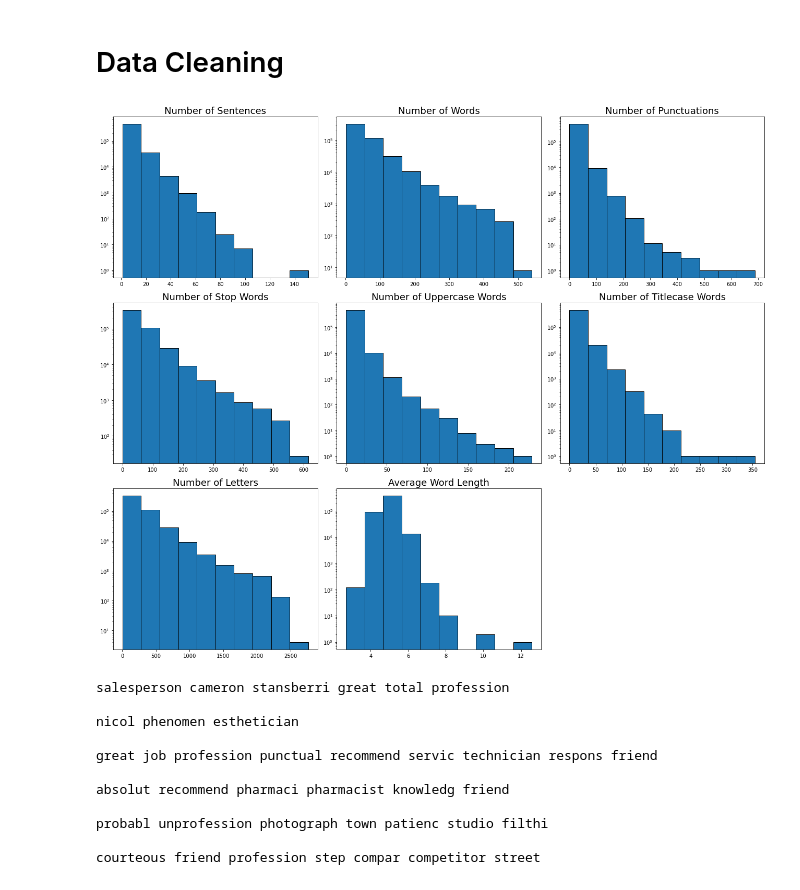
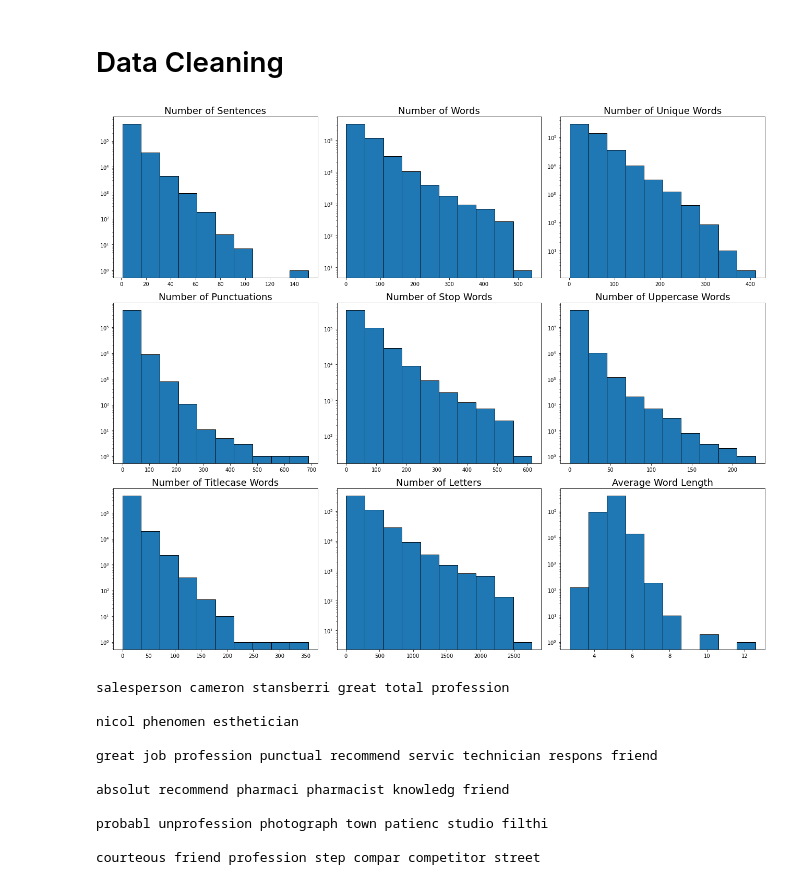
Before and after one commit to alirifat/yelp_nlp_project, a Jupyter notebook: yelp_data_cleaning_feature_engineering.ipynb, the cells around one changed output. Cells and saved outputs as stored; diff of their text form; code cells hidden in the pictures.

Commit message:
data cleaning updated

```diff
--- a/yelp_data_cleaning_feature_engineering.ipynb
+++ b/yelp_data_cleaning_feature_engineering.ipynb
@@ -76,23 +77,24 @@ df['average_length_words'] = df.word_tokens.apply(lambda x: np.mean([len(w) for
 # %% [markdown]
 ## Exploratory Data Analysis
 # %%
-features = ['length_sent', 'length_word', 'length_punct', 'length_stopwords',
-            'length_upper', 'length_title', 'length_char', 'average_length_words']
-titles = ['Number of Sentences', 'Number of Words', 'Number of Punctuations',
-          'Number of Stop Words', 'Number of Uppercase Words',
-          'Number of Titlecase Words', 'Number of Letters', 'Average Word Length']
-d = dict(zip(features, titles))
+features = ['length_sent', 'length_word', 'set_word', 'length_punct',
+            'length_stopwords', 'length_upper', 'length_title', 'length_char',
+            'average_length_words']
+titles = ['Number of Sentences', 'Number of Words', 'Number of Unique Words',
+          'Number of Punctuations', 'Number of Stop Words',
+          'Number of Uppercase Words', 'Number of Titlecase Words',
+          'Number of Letters', 'Average Word Length']
+d = dict(list(zip(features, titles)))
 # compare distributions of features by class in order to find the
 # features that can identify fraudulent transactions
-fig, axes = plt.subplots(3, 3) # generates figure and axis objects
-fig.set_size_inches([18,15]) # adjust the figure size in inches
+fig, axes = plt.subplots(3, 3)  # generates figure and axis objects
+fig.set_size_inches([18, 15])  # adjust the figure size in inches
 axes = axes.flatten()
-for feature, ax in zip(d.keys(), axes):
+for feature, ax in zip(list(d.keys()), axes):
     # plot the distribution of not helpful
     ax.hist(df[feature].values, edgecolor='k')
     ax.set_yscale('log')
     ax.set_title(d[feature], size=18)
-plt.delaxes(axes[-1])
 plt.tight_layout()
 plt.show()
 # %% [output]
@@ -102,0 +163,5 @@ plt.show()
+# %%
+for feature in data.columns:
+    print('The Pearson correlation coeffiecient between helpful votes and {}: {}'
+          .format(feature, scipy.stats.pearsonr(data[feature].values,
+                                                df.review_useful.values)))
@@ -258,27 +433,28 @@ data['average_length_words'] = data.review_clean.apply(lambda x: np.mean([len(w)
 temp = df.loc[:, ['review_id', 'length_sent', 'length_punct', 'length_stopwords', 'length_upper', 'length_title']]
 data = data.merge(temp, on='review_id', validate='one_to_one')
 # %%
-features = ['length_sent', 'length_word', 'length_punct', 'length_stopwords',
-            'length_upper', 'length_title', 'length_char', 'average_length_words']
-titles = ['Number of Sentences', 'Number of Words', 'Number of Punctuations',
-          'Number of Stop Words', 'Number of Uppercase Words',
-          'Number of Titlecase Words', 'Number of Letters', 'Average Word Length']
+features = ['length_sent', 'length_word', 'set_word', 'length_punct',
+            'length_stopwords', 'length_upper', 'length_title', 'length_char',
+            'average_length_words']
+titles = ['Number of Sentences', 'Number of Words', 'Number of Unique Words',
+          'Number of Punctuations', 'Number of Stop Words',
+          'Number of Uppercase Words', 'Number of Titlecase Words',
+          'Number of Letters', 'Average Word Length']
 d = dict(zip(features, titles))
 # compare distributions of features by class in order to find the
 # features that can identify fraudulent transactions
 fig, axes = plt.subplots(3, 3) # generates figure and axis objects
 fig.set_size_inches([18,15]) # adjust the figure size in inches
 axes = axes.flatten()
 for feature, ax in zip(d.keys(), axes):
     # plot the distribution of not helpful
     ax.hist(data[feature].values, edgecolor='k')
     ax.set_yscale('log')
     ax.set_title(d[feature], size=18)
-plt.delaxes(axes[-1])
 plt.tight_layout()
 plt.show()
 # %% [output]
-[figure, old version]
+[figure, new version]
 # %%
 for review in data[data.average_length_words > 7].review_clean.values:
     print(review)
```
Also changed, not shown: parts of 19 cells of this notebook.
